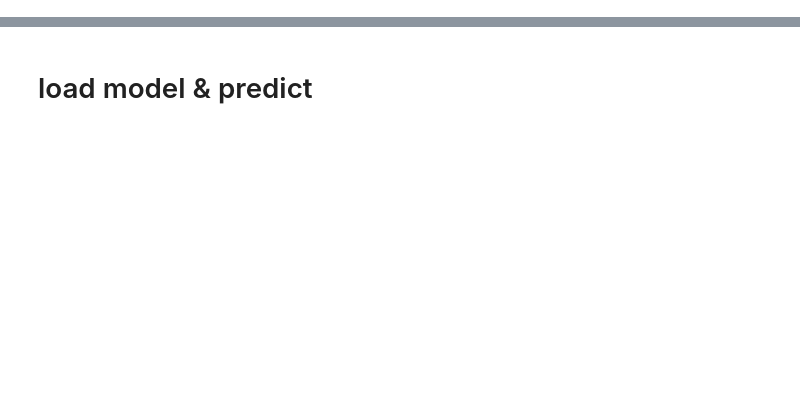
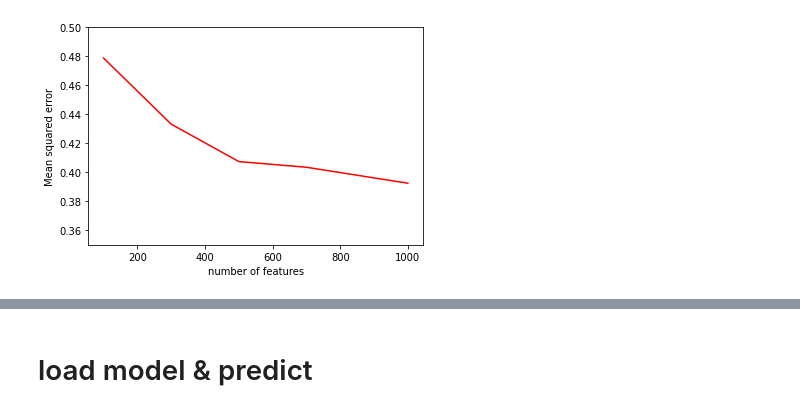
Before and after one commit to ZamDimon/ML-Wikipedia-Runner, a Jupyter notebook: internal/model/tf_iddf.ipynb, the cells around one changed output, grey strips where cells are left out. Saved outputs shown, nothing was run; the diff lists cells and outputs as text; code cells hidden in the pictures; blank space fills up the shorter version.

```diff
--- a/internal/model/tf_iddf.ipynb
+++ b/internal/model/tf_iddf.ipynb
@@ -258,0 +156,4 @@ print((test_q1_tfidf == 0).sum())
+# %%
+grid_obj_xgb = RandomizedSearchCV(xgb_model,parameters, cv=4, n_iter=10, scoring='neg_mean_squared_error',
+                                  verbose=5,n_jobs=-1)
+grid_obj_xgb.fit(X_train, y_train, verbose = 1)
@@ -258,0 +230,11 @@ print((test_q1_tfidf == 0).sum())
+# %%
+params = {'reg_lambda': 5,
+ 'reg_alpha': 1,
+ 'objective': 'reg:squarederror',
+ 'n_estimators': 400,
+ 'min_child_weight': 10,
+ 'max_depth': 15,
+ 'learning_rate': 0.01,
+ 'gamma': 2,
+ 'colsample_bytree': 1,
+ 'booster': 'gbtree'}
@@ -258,0 +258,16 @@ print((test_q1_tfidf == 0).sum())
+# %%
+res_number_features_mse = []
+number = [100, 300, 500, 700, 1000]
+for i in number:
+    xgb_reg = XGBRegressor(**params)
+    xgb_reg.fit(X_train[:, :i], y_train)
+    res_number_features_mse.append(mean_squared_error(xgb_reg.predict(X_test[:, :i]), y_test))
+# %%
+
+plt.plot(number, res_number_features_mse, 'r')
+plt.ylim([0.35, 0.5])
+plt.xlabel('number of features')
+plt.ylabel('Mean squared error')
+plt.savefig('visualisation/number_of_features_MSE.png')
+# %% [output]
+[figure, added]
```
Also changed, not shown: parts of 61 cells of this notebook, 10 other files.
